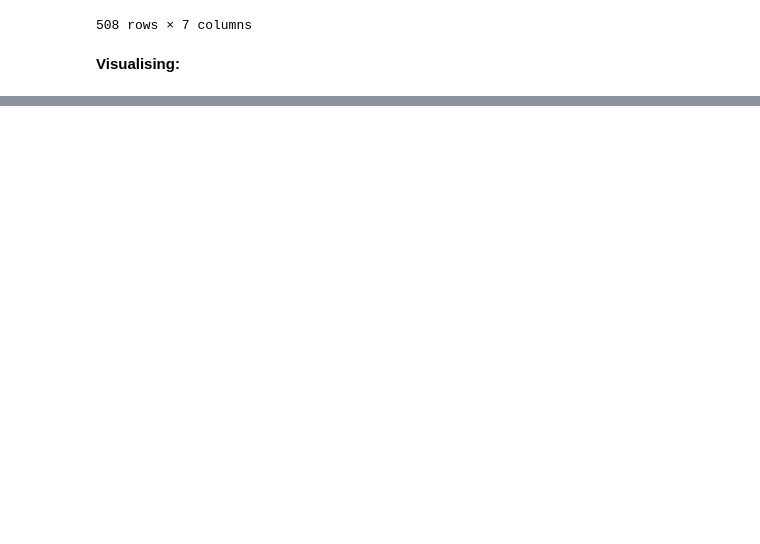
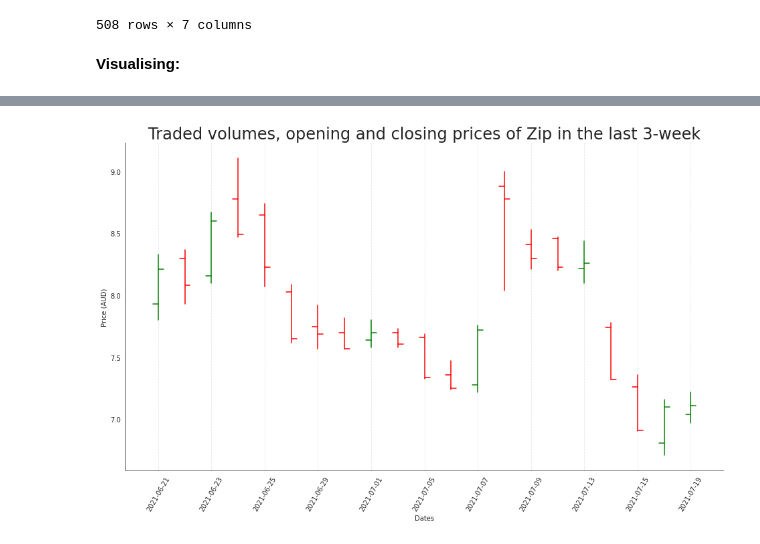
Before and after one commit to alex-anhvuong/data-analysis-python, a Jupyter notebook: ASX_Z1P_visualisations.ipynb, the cells around one changed output, grey strips where cells are left out. Saved outputs shown, nothing was run; the diff lists cells and outputs as text; code cells hidden in the pictures; blank space fills up the shorter version.

Commit message:
Add OHLC chart

```diff
--- a/ASX_Z1P_visualisations.ipynb
+++ b/ASX_Z1P_visualisations.ipynb
@@ -74,0 +77,42 @@ plt.show()
+# %%
+import numpy as np
+
+sns.set_style("white")
+df_hist = z1p.history(period="21d")
+
+x = np.arange(0, len(df_hist))
+fig, ax = plt.subplots(1, figsize=(16,9))
+
+new_hist = df_hist.reset_index()
+
+for idx, val in new_hist.iterrows():
+    color = 'green'
+    if (val['Open'] > val['Close']): color='red'
+
+    # range of price
+    plt.plot([x[idx], x[idx]],
+             [val['Low'], val['High']],
+             color=color)
+
+    # open marker
+    plt.plot([x[idx], x[idx]-0.2],
+             [val['Open'], val['Open']],
+             color=color)
+
+    # close marker
+    plt.plot([x[idx], x[idx]+0.2],
+             [val['Close'], val['Close']],
+             color=color)
+plt.xticks(x[::2], new_hist['Date'].dt.date[::2], rotation = 60)
+plt.xlabel("Dates")
+
+ax.xaxis.grid(color='black', linestyle='dashed', which='both', alpha=0.1)
+
+ax.spines['right'].set_visible(False)
+ax.spines['top'].set_visible(False)
+
+plt.ylabel("Price (AUD)")
+plt.title("Traded volumes, opening and closing prices of Zip in the last 3-week", fontsize=24)
+plt.show()
+# %% [output]
+[figure, added]
```
Also changed, not shown: parts of 4 cells of this notebook.
